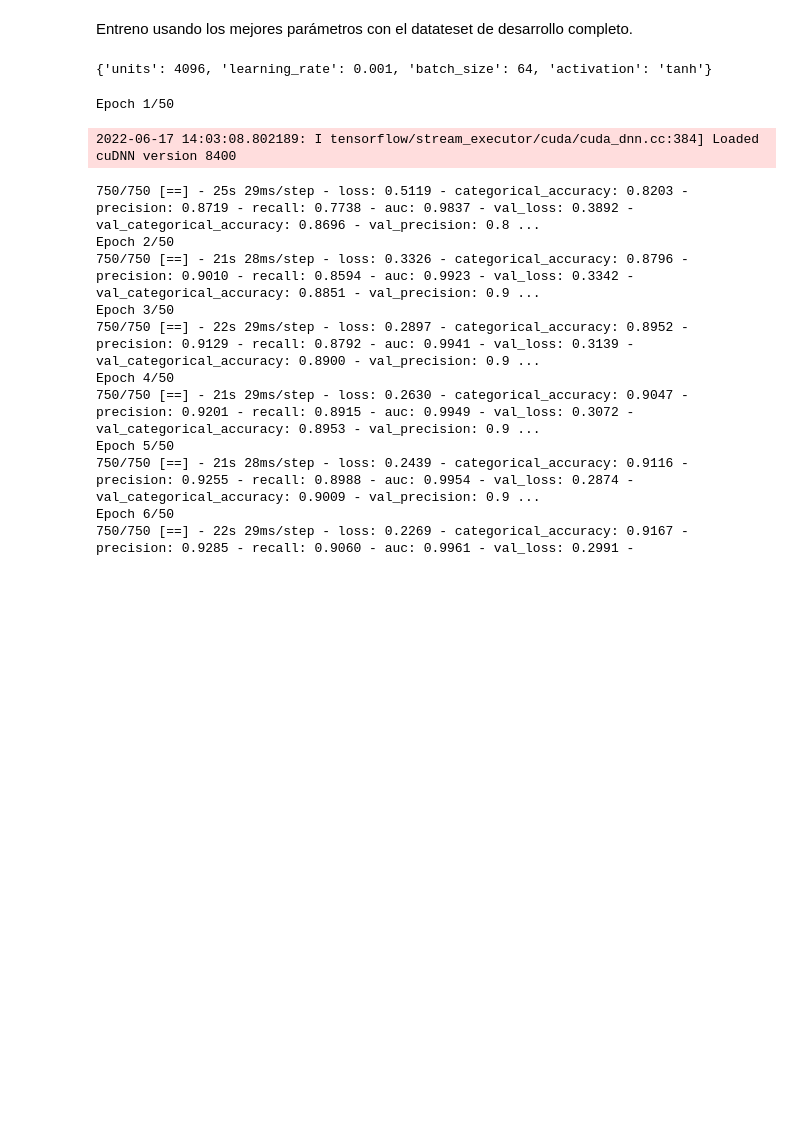
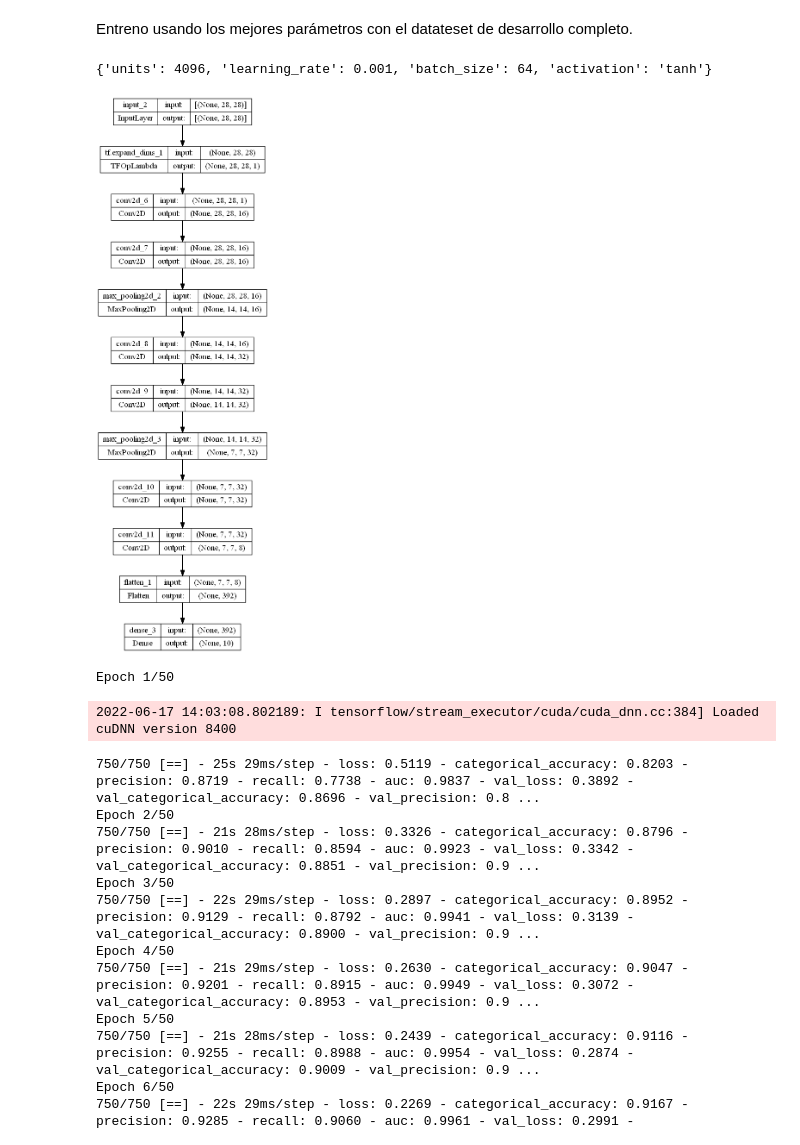
Before and after one commit to mcnanton/tp2AA, a Jupyter notebook: TP2AA.ipynb, the cells around one changed output. Saved outputs shown, nothing was run; the diff lists cells and outputs as text; code cells hidden in the pictures; blank space fills up the shorter version.

```diff
--- a/TP2AA.ipynb
+++ b/TP2AA.ipynb
@@ -1411,6 +1463,42 @@ best_params = json.loads(hyp_results_df.loc[idx,'params'].replace("'",'"'))
 best_params
 # %% [output]
 {'units': 4096, 'learning_rate': 0.001, 'batch_size': 64, 'activation': 'tanh'}
+# %%
+def create_model(hparams):
+  layer_in = tfkl.Input(shape=(28,28)) #Todo modelo necesita una entrada, y debemos especificar sus dimensiones
+  layer_add_channel = tf.expand_dims(layer_in,axis=3)
+  conv_block1 = tfkl.Conv2D(16,(3,3),padding='SAME',activation='relu')(layer_add_channel)
+  conv_block1 = tfkl.Conv2D(16,(3,3),padding='SAME',activation='relu')(conv_block1)
+  pool_1 = tfkl.MaxPooling2D(pool_size=(2,2))(conv_block1) #Aca queda (14,14)
+  conv_block2 = tfkl.Conv2D(32,(3,3),padding='SAME',activation='relu')(pool_1)
+  conv_block2 = tfkl.Conv2D(32,(3,3),padding='SAME',activation='relu')(conv_block2)
+  pool_2 = tfkl.MaxPooling2D(pool_size=(2,2))(conv_block2) #Aca queda (7,7)
+  conv_block3 = tfkl.Conv2D(32,(3,3),padding='SAME',activation='relu')(pool_2)
+  conv_block3 = tfkl.Conv2D(8,(3,3),padding='SAME',activation='relu')(conv_block3)
+  #Esta capa rompe la imagen achicada (8,7,7) y la vuelve un vector de 392 elementos
+  flatten_layer = tfkl.Flatten()(conv_block3)
+  hidden_layer = tfkl.Dense(units=hparams['units'], activation=hparams['activation'])(flatten_layer)
+  #Esta es la capa de salida
+  output_layer = tfkl.Dense(units=10,activation='softmax')(flatten_layer)
+  conv2d_model = tf.keras.Model(inputs=[layer_in],outputs=[output_layer])
+  return conv2d_model
+
+plotmod = create_model(best_params)
+
+tf.keras.utils.plot_model(
+    plotmod,
+    to_file='./img/conv2d_model.png',
+    show_shapes=True,
+    show_dtype=False,
+    show_layer_names=True,
+    rankdir='TB',
+    expand_nested=False,
+    dpi=96,
+    layer_range=None,
+    show_layer_activations=False
+)
+# %% [output]
+[figure, added]
 # %%
 conv2d_model, performance, hparams, elapsed_time = entrenar_modelo(best_params, model_name="best_model")
 # %% [output]
```
Also changed, not shown: parts of 13 cells of this notebook, 2 other files.
